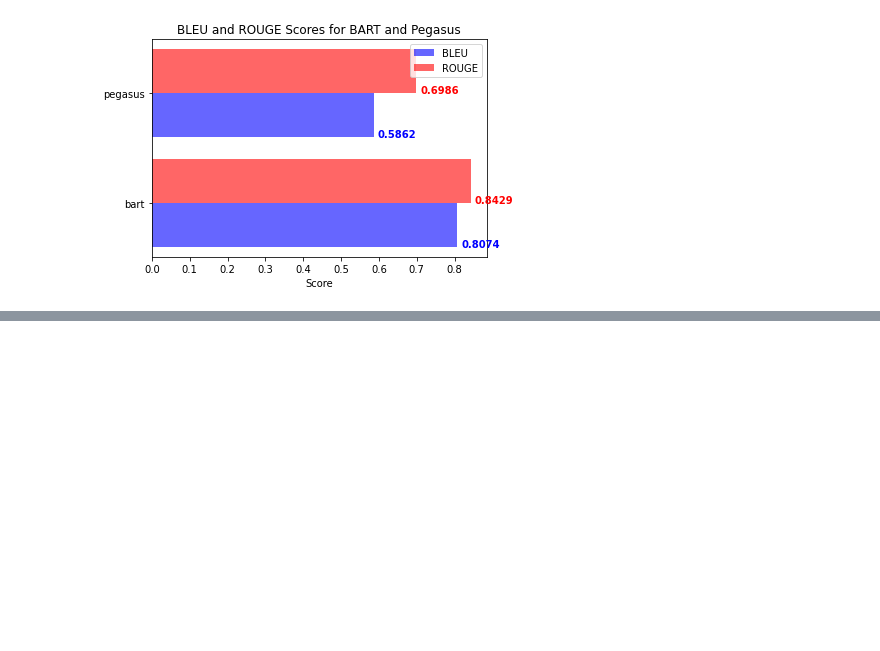
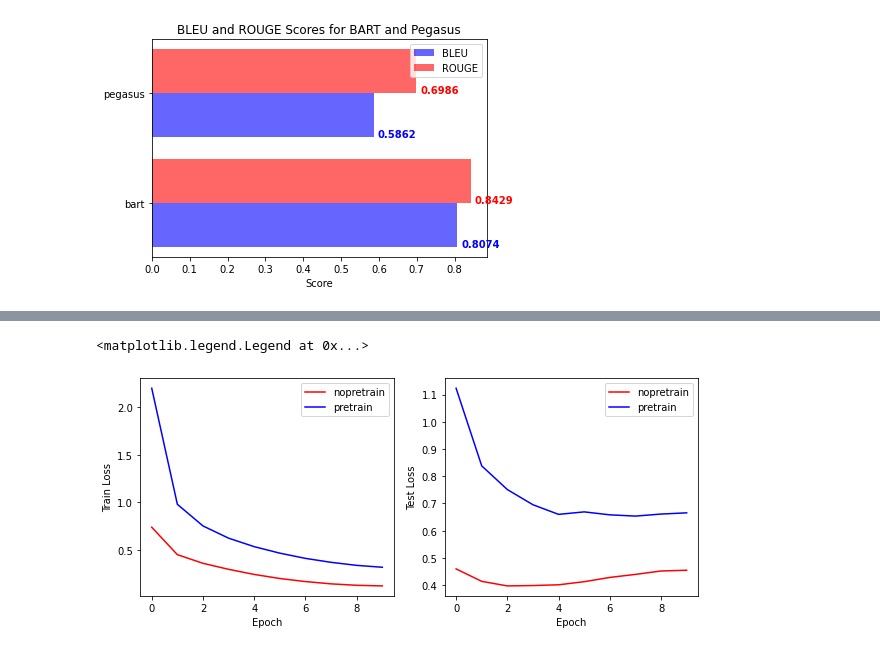
Before and after one commit to qiyuanlanniao/abstract_tianchi, a Jupyter notebook: visual.ipynb, the cells around one changed output, grey strips where cells are left out. Saved outputs shown, nothing was run; the diff lists cells and outputs as text; code cells hidden in the pictures; blank space fills up the shorter version.

```diff
--- a/visual.ipynb
+++ b/visual.ipynb
@@ -66,0 +85,22 @@ plt.show()
+# %%
+bart_nopretrain = json.load(open('model_weights/bart_datav1/record.json'))
+bart_pretrain = json.load(open('model_weights/bart_pretrain_datav1/record.json'))
+
+min_length = min(len(bart_pretrain['train_loss']),len(bart_nopretrain['train_loss']))
+x = [i for i in range(len(bart_pretrain['train_loss']))][:min_length]
+fig,axes = plt.subplots(1,2,figsize=(10,4))
+
+axes[0].plot(x,bart_nopretrain['train_loss'][:min_length],color='red',label='nopretrain')
+axes[0].plot(x,bart_pretrain['train_loss'][:min_length],color='blue',label='pretrain')
+axes[0].set_ylabel('Train Loss')
+axes[0].set_xlabel('Epoch')
+axes[0].legend()
+
+axes[1].plot(x,bart_nopretrain['test_loss'][:min_length],color='red',label='nopretrain')
+axes[1].plot(x,bart_pretrain['test_loss'][:min_length],color='blue',label='pretrain')
+axes[1].set_ylabel('Test Loss')
+axes[1].set_xlabel('Epoch')
+axes[1].legend()
+# %% [output]
+<matplotlib.legend.Legend at 0x...>
+[figure, added]
```
Also changed, not shown: parts of 1 cell of this notebook, 9 other files.
